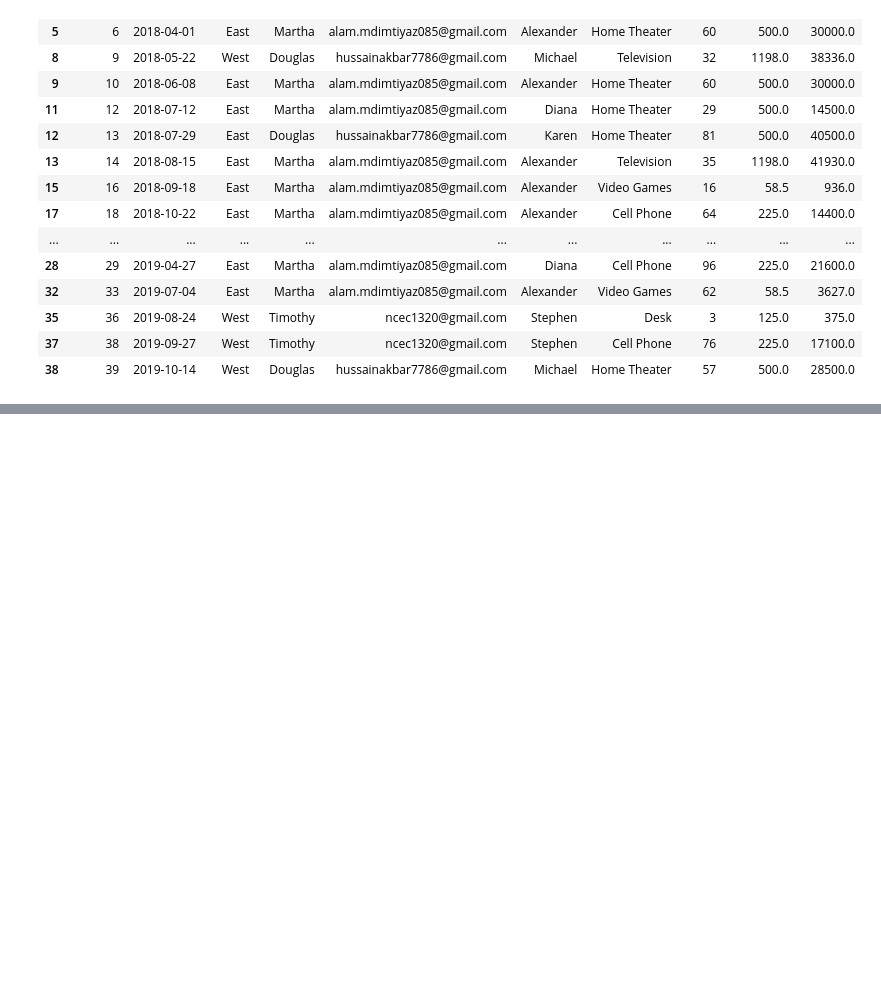
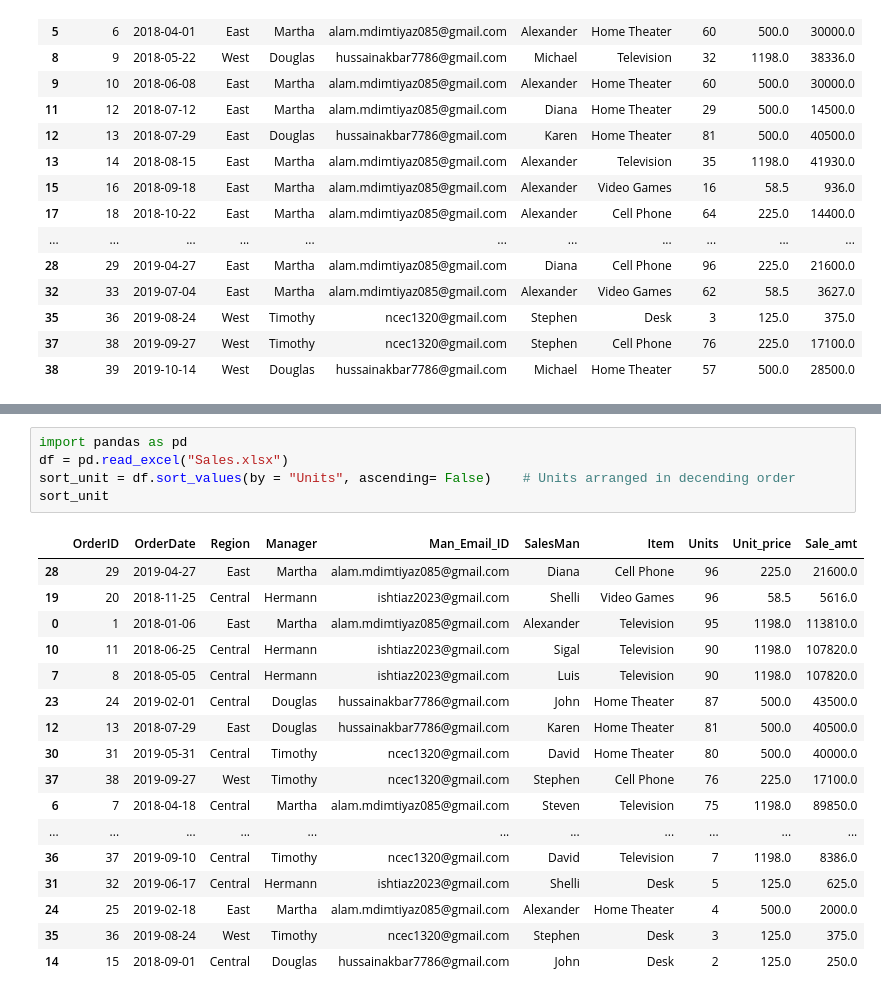
Before and after one commit to Faizan011-LTIM/Pandas-Python, a Jupyter notebook: Pandas.ipynb, the cells around one changed output, grey strips where cells are left out. Saved outputs shown, nothing was run; the diff lists cells and outputs as text; blank space fills up the shorter version.

```diff
--- a/Pandas.ipynb
+++ b/Pandas.ipynb
@@ -192,0 +216,23 @@ reg_data
+# %%
+import pandas as pd
+df = pd.read_excel("Sales.xlsx")
+sort_unit = df.sort_values(by = "Units", ascending= False)    # Units arranged in decending order
+sort_unit
+# %% [output]
+|  | OrderID | OrderDate | Region | Manager | Man_Email_ID | SalesMan | Item | Units | Unit_price | Sale_amt |
+| 28 | 29 | 2019-04-27 | East | Martha | alam.mdimtiyaz085@gmail.com | Diana | Cell Phone | 96 | 225.0 | 21600.0 |
+| 19 | 20 | 2018-11-25 | Central | Hermann | ishtiaz2023@gmail.com | Shelli | Video Games | 96 | 58.5 | 5616.0 |
+| 0 | 1 | 2018-01-06 | East | Martha | alam.mdimtiyaz085@gmail.com | Alexander | Television | 95 | 1198.0 | 113810.0 |
+| 10 | 11 | 2018-06-25 | Central | Hermann | ishtiaz2023@gmail.com | Sigal | Television | 90 | 1198.0 | 107820.0 |
+| 7 | 8 | 2018-05-05 | Central | Hermann | ishtiaz2023@gmail.com | Luis | Television | 90 | 1198.0 | 107820.0 |
+| 23 | 24 | 2019-02-01 | Central | Douglas | hussainakbar7786@gmail.com | John | Home Theater | 87 | 500.0 | 43500.0 |
+| 12 | 13 | 2018-07-29 | East | Douglas | hussainakbar7786@gmail.com | Karen | Home Theater | 81 | 500.0 | 40500.0 |
+| 30 | 31 | 2019-05-31 | Central | Timothy | ncec1320@gmail.com | David | Home Theater | 80 | 500.0 | 40000.0 |
+| 37 | 38 | 2019-09-27 | West | Timothy | ncec1320@gmail.com | Stephen | Cell Phone | 76 | 225.0 | 17100.0 |
+| 6 | 7 | 2018-04-18 | Central | Martha | alam.mdimtiyaz085@gmail.com | Steven | Television | 75 | 1198.0 | 89850.0 |
+| ... | ... | ... | ... | ... | ... | ... | ... | ... | ... | ... |
+| 36 | 37 | 2019-09-10 | Central | Timothy | ncec1320@gmail.com | David | Television | 7 | 1198.0 | 8386.0 |
+| 31 | 32 | 2019-06-17 | Central | Hermann | ishtiaz2023@gmail.com | Shelli | Desk | 5 | 125.0 | 625.0 |
+| 24 | 25 | 2019-02-18 | East | Martha | alam.mdimtiyaz085@gmail.com | Alexander | Home Theater | 4 | 500.0 | 2000.0 |
+| 35 | 36 | 2019-08-24 | West | Timothy | ncec1320@gmail.com | Stephen | Desk | 3 | 125.0 | 375.0 |
+| 14 | 15 | 2018-09-01 | Central | Douglas | hussainakbar7786@gmail.com | John | Desk | 2 | 125.0 | 250.0 |
```
Also changed, not shown: parts of 2 cells of this notebook.
